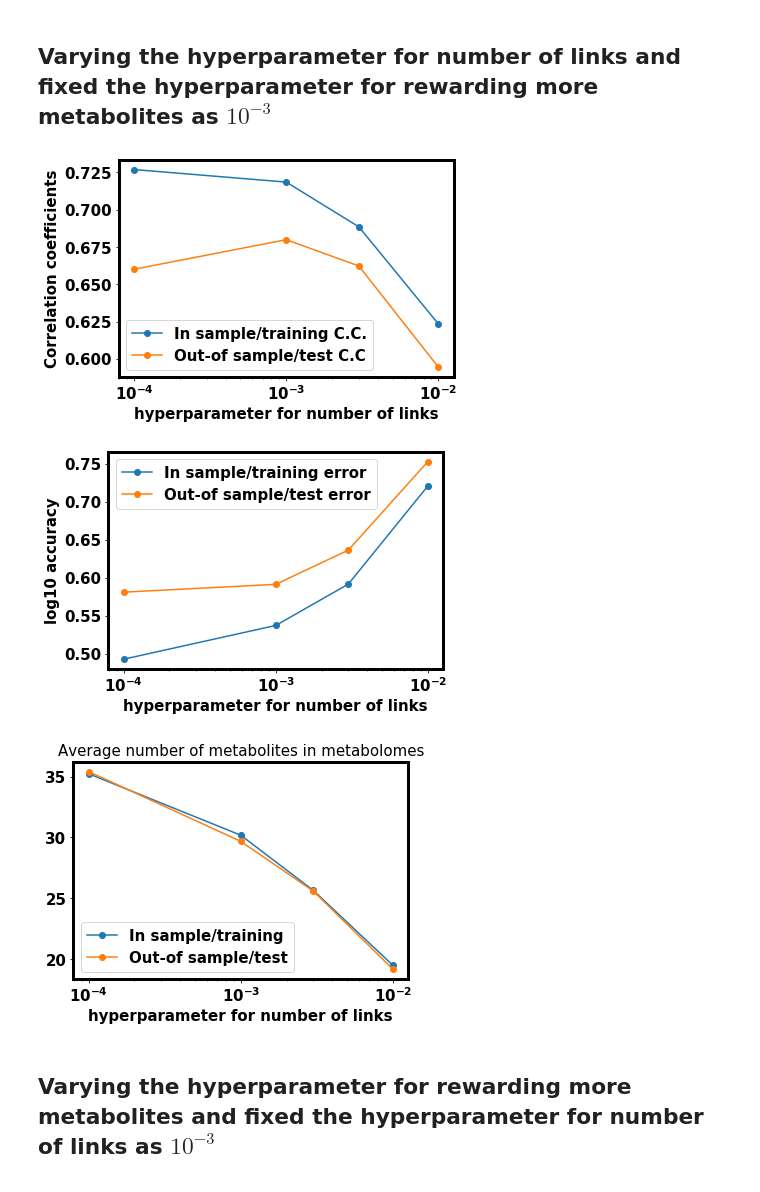
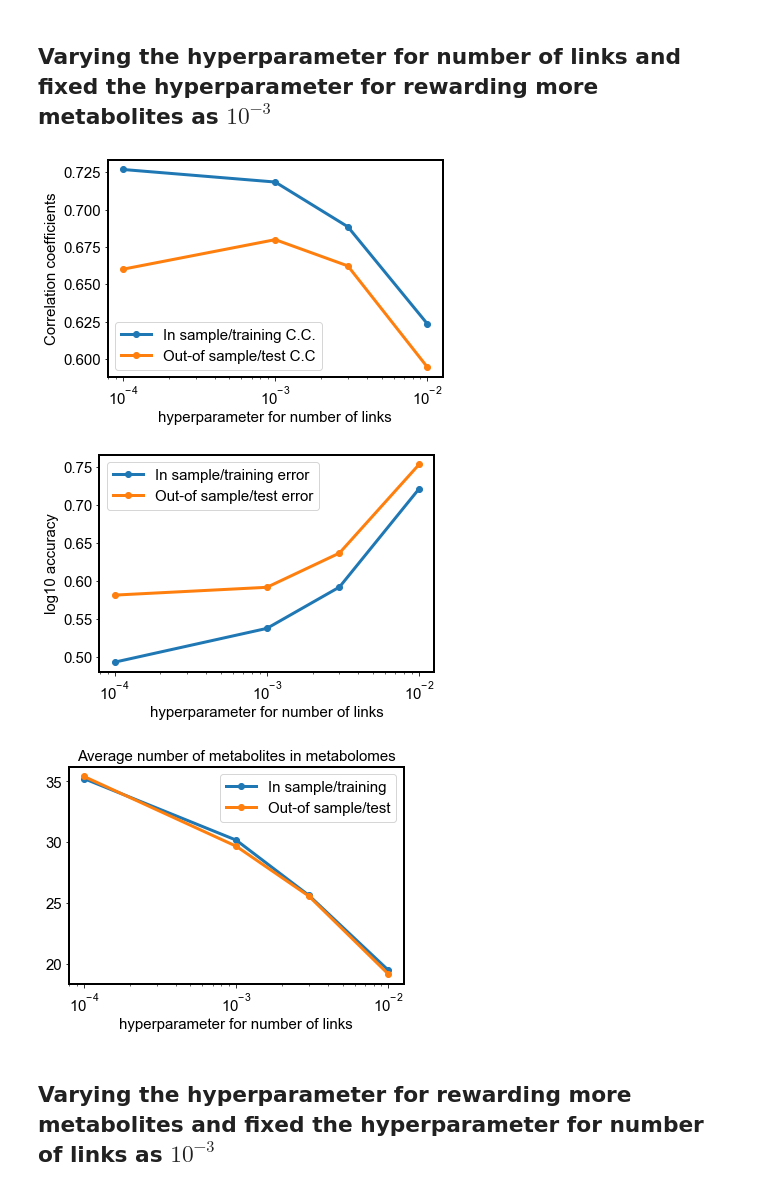
Before and after one commit to wt1005203/Trophic-model-of-human-microbiome, a Jupyter notebook: calibration_of_hyperparameters/campusCluster_data_analysis_prior.ipynb, the cells around one changed output. Cells and saved outputs as stored; diff of their text form; code cells hidden in the pictures.

Commit message:
Generate figures

```diff
--- a/calibration_of_hyperparameters/campusCluster_data_analysis_prior.ipynb
+++ b/calibration_of_hyperparameters/campusCluster_data_analysis_prior.ipynb
@@ -8,12 +8,14 @@ import scipy as sp
 import sklearn
 import math
 from numba import jit, float64
+from matplotlib import rcParams
 
 #%% Plot Tong's default setting
 SMALL_SIZE = 15
 MEDIUM_SIZE = 15
 BIGGER_SIZE = 15
 
+rcParams['font.family'] = 'arial'
 plt.rc('font', size=SMALL_SIZE)          # controls default text sizes
 plt.rc('axes', titlesize=SMALL_SIZE)     # fontsize of the axes title
 plt.rc('axes', labelsize=MEDIUM_SIZE)    # fontsize of the x and y labels
@@ -21,10 +23,12 @@ plt.rc('xtick', labelsize=SMALL_SIZE)    # fontsize of the tick labels
 plt.rc('ytick', labelsize=SMALL_SIZE)    # fontsize of the tick labels
 plt.rc('legend', fontsize=SMALL_SIZE)    # legend fontsize
 plt.rc('figure', titlesize=BIGGER_SIZE)  # fontsize of the figure title
-plt.rcParams["font.weight"] = "bold"
-plt.rcParams["axes.labelweight"] = "bold"
+#plt.rcParams["font.weight"] = "bold"
+#plt.rcParams["axes.labelweight"] = "bold"
+plt.rcParams["font.weight"] = "regular"
+plt.rcParams["axes.labelweight"] = "regular"
 plt.rcParams['lines.linewidth'] = 1.5
-plt.rcParams['axes.linewidth'] = 3
+plt.rcParams['axes.linewidth'] = 2
 # %%
 ########### import the pickled file containing all processed data which are useful for simulations (the processing is
 ########### done in "Trophic_model_for_gut_data_processing.ipynb")
@@ -157,34 +161,37 @@ for i in range(len(df_allError)):
 # %%
 hyperparamter_list1_numeric = list(map(lambda x: float(x), hyperparamter_list1))
 i_hyper = 1
 
 plt.figure()
-plt.plot(hyperparamter_list1_numeric, error_summary[:, i_hyper, 0, 0],'o-' ,label='In sample/training C.C.')
-plt.plot(hyperparamter_list1_numeric, error_summary[:, i_hyper, 1, 0],'o-', label='Out-of sample/test C.C')
+plt.plot(hyperparamter_list1_numeric, error_summary[:, i_hyper, 0, 0],'o-',linewidth=3,label='In sample/training C.C.')
+plt.plot(hyperparamter_list1_numeric, error_summary[:, i_hyper, 1, 0],'o-',linewidth=3, label='Out-of sample/test C.C')
 plt.xscale('log')
 plt.xlabel('hyperparameter for number of links')
 plt.ylabel('Correlation coefficients')
 plt.legend();
+plt.savefig('./figures/fig2C.svg')
 
 plt.figure()
-plt.plot(hyperparamter_list1_numeric, error_summary[:, i_hyper, 0, 1],'o-', label='In sample/training error')
-plt.plot(hyperparamter_list1_numeric, error_summary[:, i_hyper, 1, 1],'o-', label='Out-of sample/test error')
+plt.plot(hyperparamter_list1_numeric, error_summary[:, i_hyper, 0, 1],'o-',linewidth=3, label='In sample/training error')
+plt.plot(hyperparamter_list1_numeric, error_summary[:, i_hyper, 1, 1],'o-',linewidth=3, label='Out-of sample/test error')
 plt.xscale('log')
 plt.xlabel('hyperparameter for number of links')
 plt.ylabel('log10 accuracy')
 plt.legend();
+#plt.savefig('./figures/fig2C.svg')
 
 plt.figure()
-plt.plot(hyperparamter_list1_numeric, error_summary[:, i_hyper, 0, 2],'o-', label='In sample/training')
-plt.plot(hyperparamter_list1_numeric, error_summary[:, i_hyper, 1, 2],'o-', label='Out-of sample/test')
+plt.plot(hyperparamter_list1_numeric, error_summary[:, i_hyper, 0, 2],'o-',linewidth=3, label='In sample/training')
+plt.plot(hyperparamter_list1_numeric, error_summary[:, i_hyper, 1, 2],'o-',linewidth=3, label='Out-of sample/test')
 plt.xscale('log')
 plt.xlabel('hyperparameter for number of links')
 plt.title('Average number of metabolites in metabolomes')
 plt.legend();
+#plt.savefig('./figures/fig2D.svg')
 # %% [output]
-[figure, old version]
+[figure, new version]
-[figure, old version]
+[figure, new version]
-[figure, old version]
+[figure, new version]
 # %% [markdown]
 ## Varying the hyperparameter for rewarding more metabolites and fixed the hyperparameter for number of links as $10^{-3}$
 # %%
```
Also changed, not shown: parts of 1 cell of this notebook, 7 other files.
